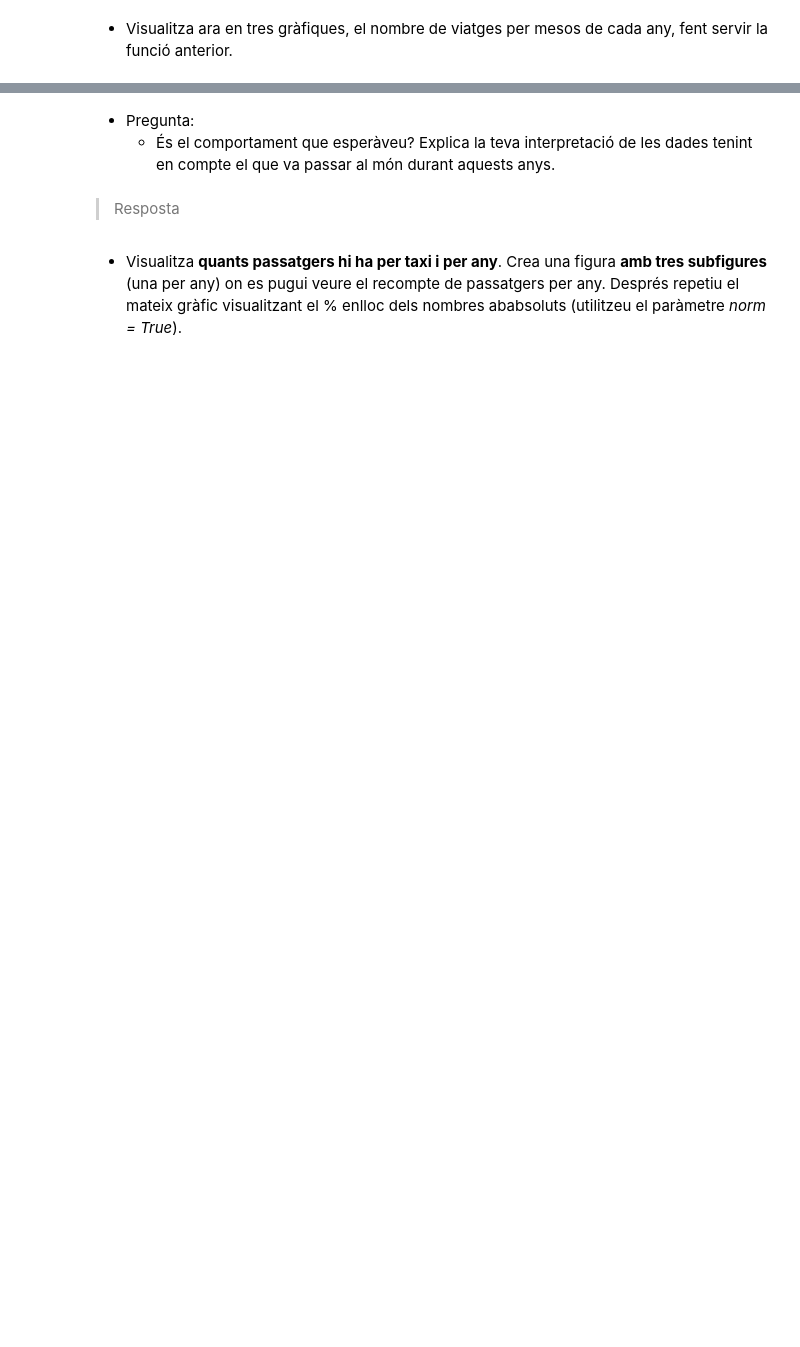
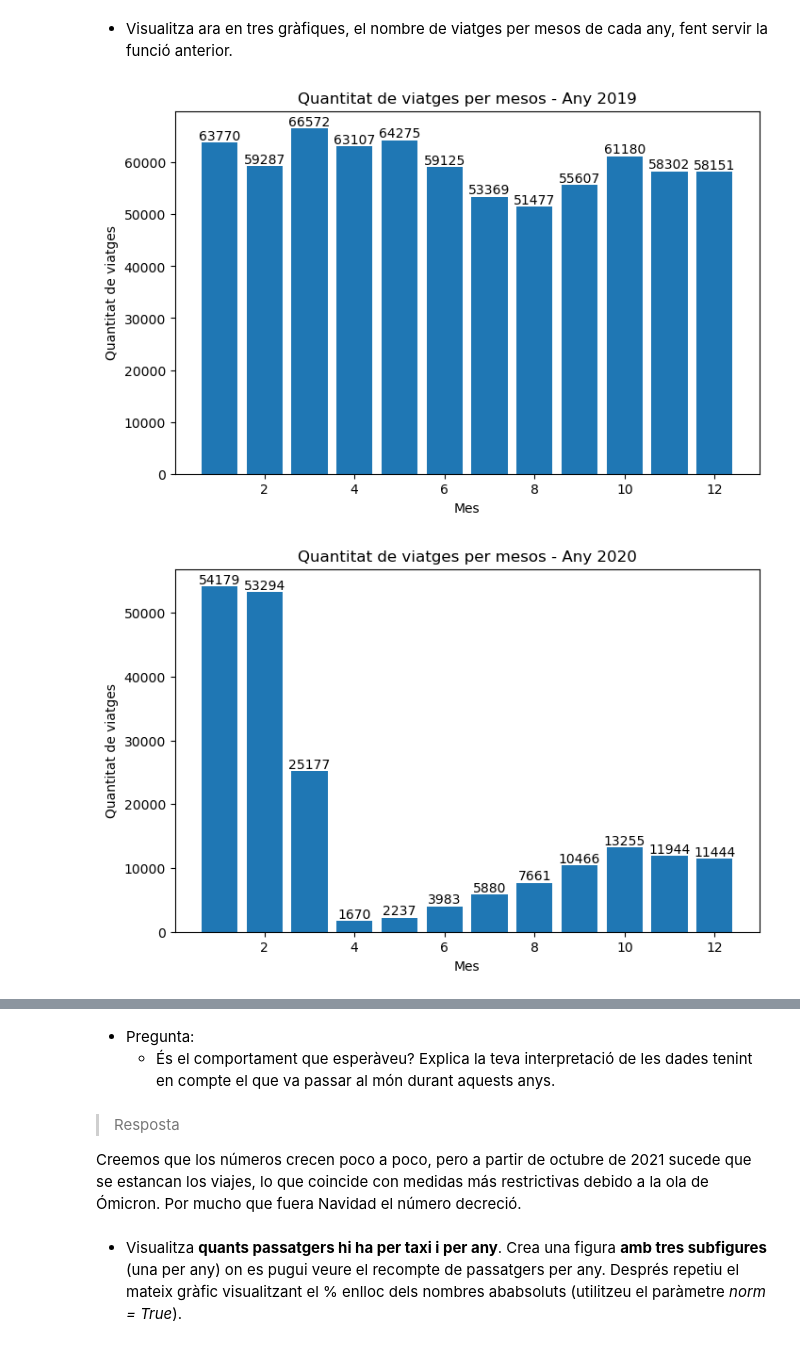
Before and after one commit to MingosGit/UB, a Jupyter notebook: Tercero/Primer Semestre/TNUI/Pt1/Pt_1.ipynb, the cells around one changed output, grey strips where cells are left out. Drawn from its saved outputs; the diff is of its cells as text; code cells hidden in the pictures; blank space fills up the shorter version.

```diff
--- a/Tercero/Primer Semestre/TNUI/Pt1/Pt_1.ipynb
+++ b/Tercero/Primer Semestre/TNUI/Pt1/Pt_1.ipynb
@@ -318,3 +700,20 @@ bar_plot(df,
 + Visualitza ara en tres gràfiques, el nombre de viatges per mesos de cada any, fent servir la funció anterior.
 # %%
 # AQUÍ EL TEU CODI
+# Afegim columna mes
+df["month"] = df["tpep_pickup_datetime"].dt.month
+
+# Llista d'anys que vols visualitzar
+YEARS = [2019, 2020, 2021]
+
+# Dibuixar una gràfica per cada any
+for y in YEARS:
+    df_year = df[df["year"] == y]
+    bar_plot(df_year,
+             "month",
+             "Mes",
+             "Quantitat de viatges",
+             f"Quantitat de viatges per mesos - Any {y}")
+# %% [output]
+[figure, added]
+[figure, added]
@@ -323,6 +723,8 @@ bar_plot(df,
     + És el comportament que esperàveu? Explica la teva interpretació de les dades tenint en compte el que va passar al món durant aquests anys.
 # %% [markdown]
 > Resposta
+
+Creemos que los números crecen poco a poco, pero a partir de octubre de 2021 sucede que se estancan los viajes, lo que coincide con medidas más restrictivas debido a la ola de Ómicron. Por mucho que fuera Navidad el número decreció.
 # %% [markdown]
 + Visualitza **quants passatgers hi ha per taxi i per any**. Crea una figura **amb tres subfigures** (una per any) on es pugui veure el recompte de passatgers per any. Després repetiu el mateix gràfic visualitzant el % enlloc dels nombres ababsoluts (utilitzeu el paràmetre *norm = True*).
 # %%
```
Also changed, not shown: parts of 23 cells of this notebook, 7 other files.
